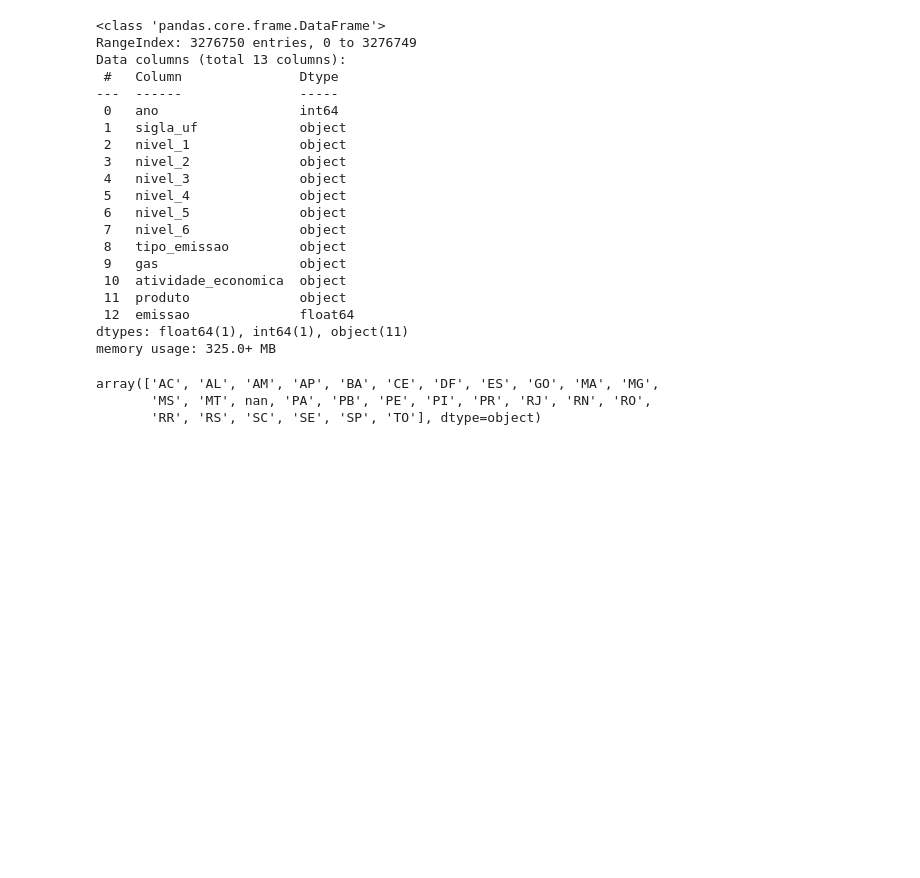
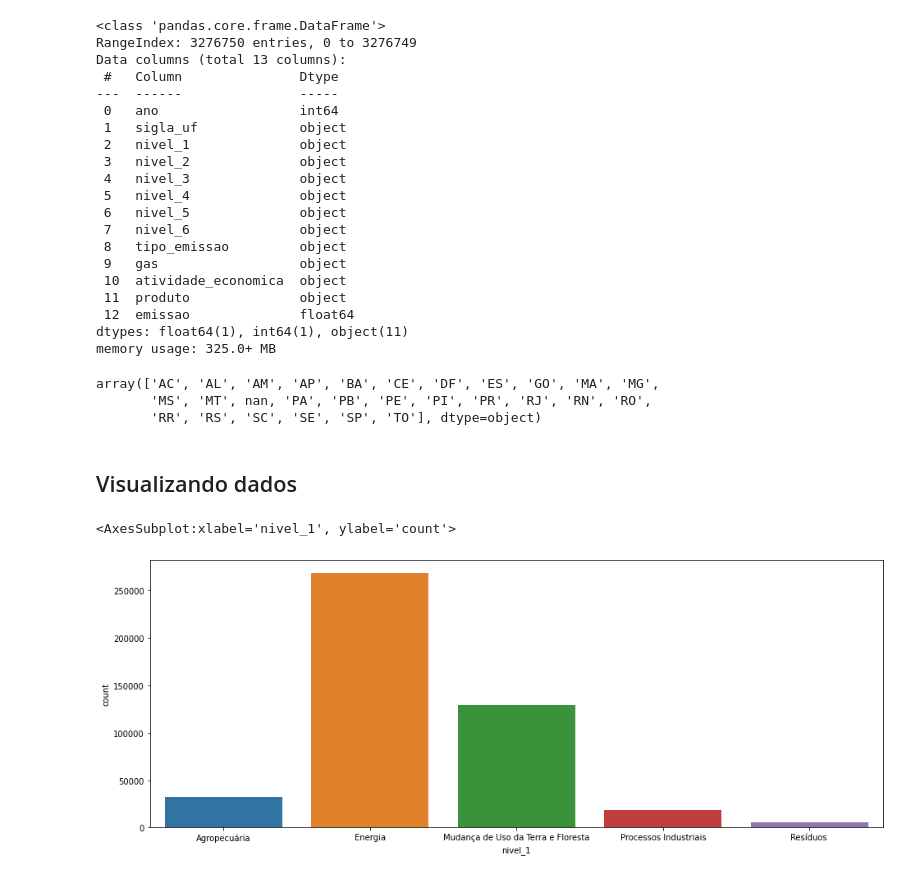
Before and after one commit to andreluraz/capacitacao_competicao, a Jupyter notebook: Capacitacao_competicao_analytica.ipynb, the cells around one changed output. Cells and saved outputs as stored; diff of their text form; code cells hidden in the pictures; blank space fills up the shorter version.

```diff
--- a/Capacitacao_competicao_analytica.ipynb
+++ b/Capacitacao_competicao_analytica.ipynb
@@ -7,5 +13,5 @@ import pandas as pd
 # %%
 # Dados sobre emissao de gases do efeito estufa no brasil
 # Dado retirado do link https://basedosdados.org/dataset/br-seeg-emissoes
-df_brasil_estufa = pd.read_csv('./arquivos_csv/brasil_efeitoestufa.csv')
+df_estufa_brasil = pd.read_csv('./arquivos_csv/brasil_efeitoestufa.csv')
 # %%
@@ -91,3 +97,11 @@ df_uf_estufa['sigla_uf'].unique()
 array(['AC', 'AL', 'AM', 'AP', 'BA', 'CE', 'DF', 'ES', 'GO', 'MA', 'MG',
        'MS', 'MT', nan, 'PA', 'PB', 'PE', 'PI', 'PR', 'RJ', 'RN', 'RO',
        'RR', 'RS', 'SC', 'SE', 'SP', 'TO'], dtype=object)
+# %% [markdown]
+## Visualizando dados
+# %%
+plt.figure(figsize = (16,6))
+sns.countplot(x ='nivel_1',data = df_estufa_brasil)
+# %% [output]
+<AxesSubplot:xlabel='nivel_1', ylabel='count'>
+[figure, added]
```
Also changed, not shown: parts of 56 cells of this notebook, 1 other file.
